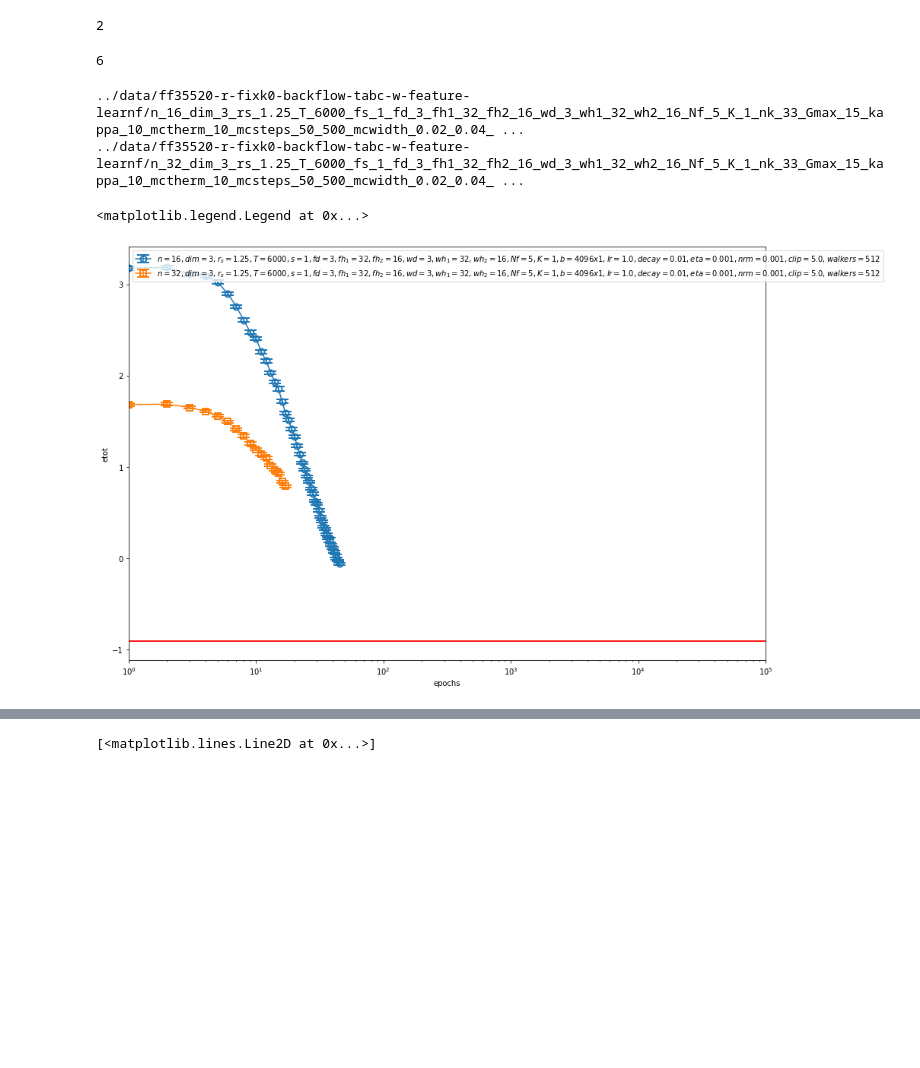
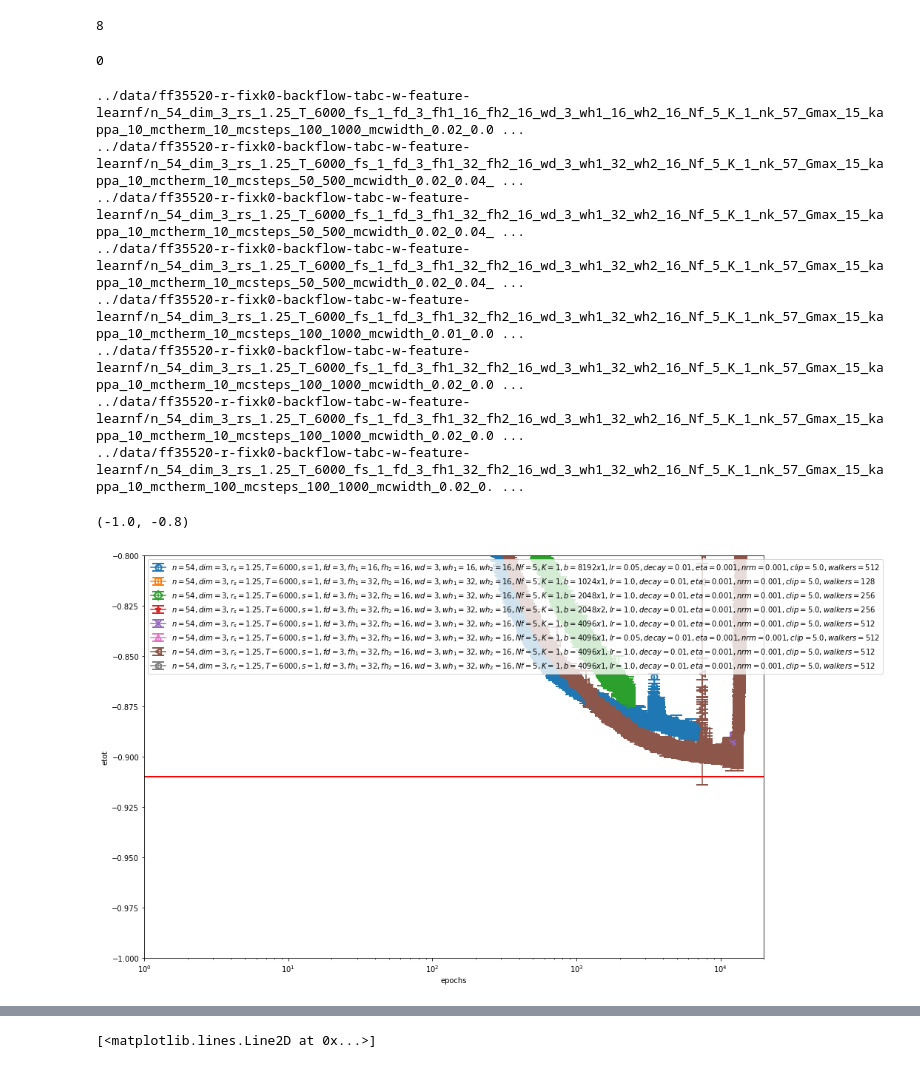
Before and after one commit to fermiflow/hydrogen, a Jupyter notebook: analysis/analysis.ipynb, the cells around one changed output, grey strips where cells are left out. Drawn from its saved outputs; the diff is of its cells as text; code cells hidden in the pictures; blank space fills up the shorter version.

Commit message:
added data and ploting scripts (analysis/figs.ipynb to produce figures in the paper)

```diff
--- a/analysis/analysis.ipynb
+++ b/analysis/analysis.ipynb
@@ -57,6 +54,8 @@ nicknames = [#'ff35520-r-fixk0-backflow',
              #'ff35520-r-backflow-tabc-w-feature-learnf',
              #'ff35520-r-fixk0-backflow-pbc-feature-learnf',
              'ff35520-r-fixk0-backflow-tabc-w-feature-learnf',
+             'ff35520-r-fixk0-backflow-tabc-w-feature-learnf-pbc',
+             #'ff35520-r-fixk0-backflow-tabc-w-feature-learnf-van',
              #'ff35520-r-fixk0-backflow-tabc-b-feature-learnf',
              #'ff35520-r-fixk0-backflow-tabc-w-zeroinit',
              #'ff35520-r-fixk0-backflow-tabc-w-zeroinit-softplus'
@@ -72,7 +71,7 @@ nicknames = [#'ff35520-r-fixk0-backflow',
 
 files = []
 for nickname in nicknames:
-    files += glob("../data/"+nickname+"/n_*_dim_3_rs_%g*_T_%g_*/data.txt"%(rs, T))
+    files += glob("../data/"+nickname+"/n_54*_dim_3_rs_%g*_T_%g_*/data.txt"%(rs, T))
 files = list(filter(lambda f: os.path.getsize(f)>100, files))
 files = natural_sort(files)
 #files = files[::-1]
@@ -84,13 +83,14 @@ files = natural_sort(files)
 #files += ['/data/wanglei/hydrogen/jastrow/n_14_dim_3_rs_1.2_T_1000_steps_1_depth_3_spsize_32_tpsize_16_Nf_5_K_8_Gmax_15_kappa_10_mctherm_10_mcsteps_50_mcstddev_0.05_lr_0.1_decay_0.01_damping_0.001_norm_0.001_clip_5_bs_1024_devices_1_accsteps_1/data.txt']
 len(files)
 # %% [output]
-2
+8
 # %%
 def cond(f):
     n, dim, rs, T, s, fd, fh1, fh2, wd, wh1, wh2, b, a, lr, decay, eta, maxnorm, Nf, clip, K, w = parse_filename(f)
     #return rs <1.46 and '_ht_' not in f and ('nk_19' in f) and ('mcsteps_100_400' in f)
     #return ('mcsteps_100_500' in f or 'mcsteps_100_400' in f)
-    return rs == 1.0
+    #return not 'mctherm_100' in f and w >128
+    return rs == 1.4 and b == 8192
 files = list(filter(cond , files))
 files = files[::-1]
 len(files)
@@ -99,7 +99,7 @@ len(files)
 #files = [files[0], files[2], files[1], files[3], files[4]]
 #files = files[-2:]
 # %% [output]
-6
+0
 # %%
 obs = 'etot'
 
@@ -110,14 +110,17 @@ plt.figure(figsize=(15,10))
 for f, marker, color in zip(files, markers, colors):
     n, dim, rs, T, s, fd, fh1, fh2, wd, wh1, wh2, b, a, lr, decay, eta, maxnorm, Nf, clip, K, w = parse_filename(f)
 
-    Kp = 0.75*T/157888.088922572 # proton kinetic energy in Ry
+    Kp = 1.5*T/157887.66 # proton kinetic energy in Ry
 
     print (f, Kp)
     df = pd.read_csv(f, delimiter=r"\s+")
     label = r'$n=%s,dim=%s,r_s=%s,T=%g,s=%s,fd=%s,fh_1=%s,fh_2=%s,wd=%s,wh_1=%s,wh_2=%s,Nf=%s,K=%s,b=%sx%s,lr=%s,decay=%s,eta=%s,nrm=%s,clip=%s, walkers=%s$'\
                 %(n,dim,rs,T,s,fd,fh1,fh2,wd,wh1,wh2,Nf,K,b,a,lr,decay,eta,maxnorm,clip,w)
 
-    if obs == 'vtot':
+    if obs == 'f':
+        y = df[obs].values + Kp
+        yerr = df['f_err'].values
+    elif obs == 'vtot':
         y = df['vpp'].values + df['vep'].values + df['vee'].values
         yerr = np.sqrt(df['vpp_err'].values**2 + df['vep_err'].values**2 + df['vee_err'].values**2)
     elif obs == 'etot':
@@ -134,41 +137,47 @@ for f, marker, color in zip(files, markers, colors):
         y, yerr = df[obs].values, df[obs+'_err'].values
 
     #L = (4/3*np.pi*n)**(1/3)
     #y -= ( jax.scipy.special.gammaln(n+1)/n + dim*np.log(L) )
 
     try:
         ref_value = ref_df.query('(T==%g) & (rs==%g)'%(T, rs))[obs].values[0]
         if obs in ['etot', 'k', 'vtot', 'f']: ref_value = 2*ref_value
         plt.axhline(y=ref_value, color='r')
         #y = (y-ref_value)/np.abs(ref_value)
 
     except (KeyError , IndexError):
         print ('no ref data')
 
     plt.errorbar(df['epoch'].values, y, yerr=yerr,
                  marker=marker, color=color,markerfacecolor='none',
                  markeredgewidth=2, ms=8, capsize=8, label=label)
 
     #if obs == 'p': plt.ylim([100, 400])
     #if obs in ['f', 'etot', 'e', 'vtot']: plt.ylim([1, 2])
 
 plt.ylabel(obs)
 plt.xlabel('epochs')
-plt.xlim([1, 1e5])
+plt.xlim([1, 2e4])
 plt.xscale('log')
 #plt.yscale('log')
 plt.legend(loc='upper left')
 #plt.ylim([-20, 20])
-#plt.ylim([-1.1, -0.])
-#plt.ylim([-50, 50])
+plt.ylim([-1.0, -0.8])
+#plt.ylim([400, 600])
 #plt.axhline(y=200, color='r')
-#plt.axhline(y=-0.5737, color='r')
+#plt.axhline(y=-0.8772, color='r')
 #plt.axvline(x=346, color='r')
 # %% [output]
-../data/ff35520-r-fixk0-backflow-tabc-w-feature-learnf/n_16_dim_3_rs_1.25_T_6000_fs_1_fd_3_fh1_32_fh2_16_wd_3_wh1_32_wh2_16_Nf_5_K_1_nk_33_Gmax_15_kappa_10_mctherm_10_mcsteps_50_500_mcwidth_0.02_0.04_ ...
-../data/ff35520-r-fixk0-backflow-tabc-w-feature-learnf/n_32_dim_3_rs_1.25_T_6000_fs_1_fd_3_fh1_32_fh2_16_wd_3_wh1_32_wh2_16_Nf_5_K_1_nk_33_Gmax_15_kappa_10_mctherm_10_mcsteps_50_500_mcwidth_0.02_0.04_ ...
+../data/ff35520-r-fixk0-backflow-tabc-w-feature-learnf/n_54_dim_3_rs_1.25_T_6000_fs_1_fd_3_fh1_16_fh2_16_wd_3_wh1_16_wh2_16_Nf_5_K_1_nk_57_Gmax_15_kappa_10_mctherm_10_mcsteps_100_1000_mcwidth_0.02_0.0 ...
+../data/ff35520-r-fixk0-backflow-tabc-w-feature-learnf/n_54_dim_3_rs_1.25_T_6000_fs_1_fd_3_fh1_32_fh2_16_wd_3_wh1_32_wh2_16_Nf_5_K_1_nk_57_Gmax_15_kappa_10_mctherm_10_mcsteps_50_500_mcwidth_0.02_0.04_ ...
+../data/ff35520-r-fixk0-backflow-tabc-w-feature-learnf/n_54_dim_3_rs_1.25_T_6000_fs_1_fd_3_fh1_32_fh2_16_wd_3_wh1_32_wh2_16_Nf_5_K_1_nk_57_Gmax_15_kappa_10_mctherm_10_mcsteps_50_500_mcwidth_0.02_0.04_ ...
+../data/ff35520-r-fixk0-backflow-tabc-w-feature-learnf/n_54_dim_3_rs_1.25_T_6000_fs_1_fd_3_fh1_32_fh2_16_wd_3_wh1_32_wh2_16_Nf_5_K_1_nk_57_Gmax_15_kappa_10_mctherm_10_mcsteps_50_500_mcwidth_0.02_0.04_ ...
+../data/ff35520-r-fixk0-backflow-tabc-w-feature-learnf/n_54_dim_3_rs_1.25_T_6000_fs_1_fd_3_fh1_32_fh2_16_wd_3_wh1_32_wh2_16_Nf_5_K_1_nk_57_Gmax_15_kappa_10_mctherm_10_mcsteps_100_1000_mcwidth_0.01_0.0 ...
+../data/ff35520-r-fixk0-backflow-tabc-w-feature-learnf/n_54_dim_3_rs_1.25_T_6000_fs_1_fd_3_fh1_32_fh2_16_wd_3_wh1_32_wh2_16_Nf_5_K_1_nk_57_Gmax_15_kappa_10_mctherm_10_mcsteps_100_1000_mcwidth_0.02_0.0 ...
+../data/ff35520-r-fixk0-backflow-tabc-w-feature-learnf/n_54_dim_3_rs_1.25_T_6000_fs_1_fd_3_fh1_32_fh2_16_wd_3_wh1_32_wh2_16_Nf_5_K_1_nk_57_Gmax_15_kappa_10_mctherm_10_mcsteps_100_1000_mcwidth_0.02_0.0 ...
+../data/ff35520-r-fixk0-backflow-tabc-w-feature-learnf/n_54_dim_3_rs_1.25_T_6000_fs_1_fd_3_fh1_32_fh2_16_wd_3_wh1_32_wh2_16_Nf_5_K_1_nk_57_Gmax_15_kappa_10_mctherm_100_mcsteps_100_1000_mcwidth_0.02_0. ...
-<matplotlib.legend.Legend at 0x...>
+(-1.0, -0.8)
-[figure, old version]
+[figure, new version]
 # %%
 import sys, os
 sys.path.append("../src")
```
Also changed, not shown: parts of 5 cells of this notebook, 5 other files.
